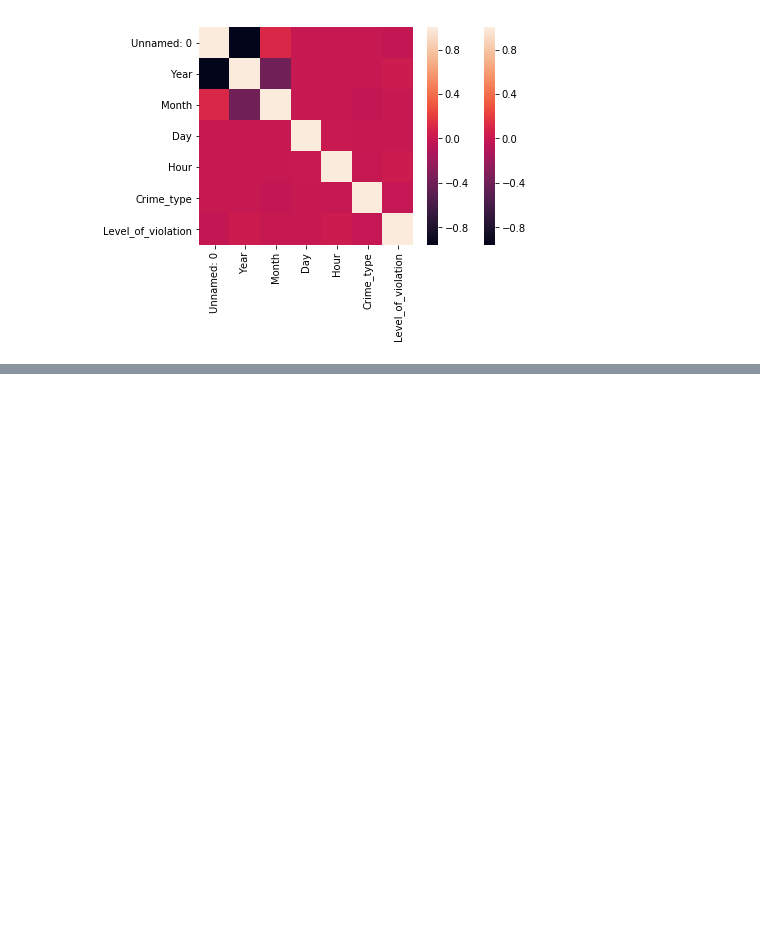
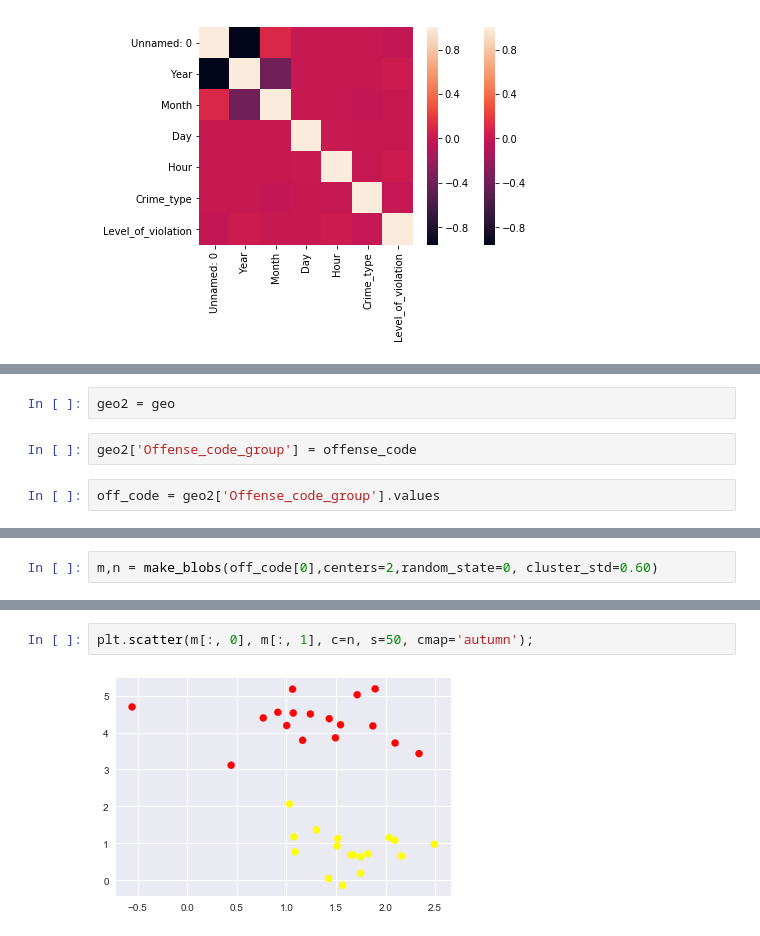
Before and after one commit to Reet1992/Boston_Crime_Prediction, a Jupyter notebook: crime_prediction_python.ipynb, the cells around one changed output, grey strips where cells are left out. Saved outputs shown, nothing was run; the diff lists cells and outputs as text; blank space fills up the shorter version.

```diff
--- a/crime_prediction_python.ipynb
+++ b/crime_prediction_python.ipynb
@@ -287,0 +360,6 @@ plt.show()
+# %%
+geo2 = geo
+# %%
+geo2['Offense_code_group'] = offense_code
+# %%
+off_code = geo2['Offense_code_group'].values
@@ -287,0 +370,2 @@ plt.show()
+# %%
+m,n = make_blobs(off_code[0],centers=2,random_state=0, cluster_std=0.60)
@@ -287,0 +397,4 @@ plt.show()
+# %%
+plt.scatter(m[:, 0], m[:, 1], c=n, s=50, cmap='autumn');
+# %% [output]
+[figure, added]
```
Also changed, not shown: parts of 13 cells of this notebook.
